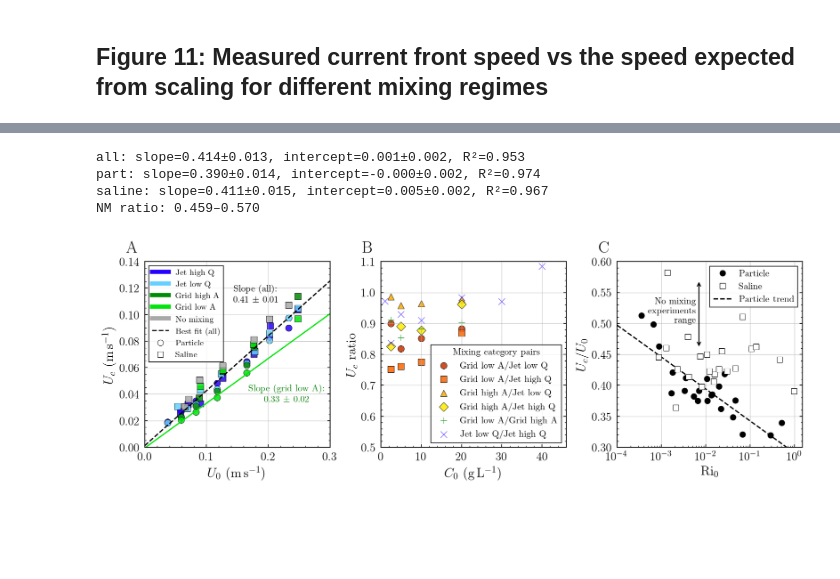
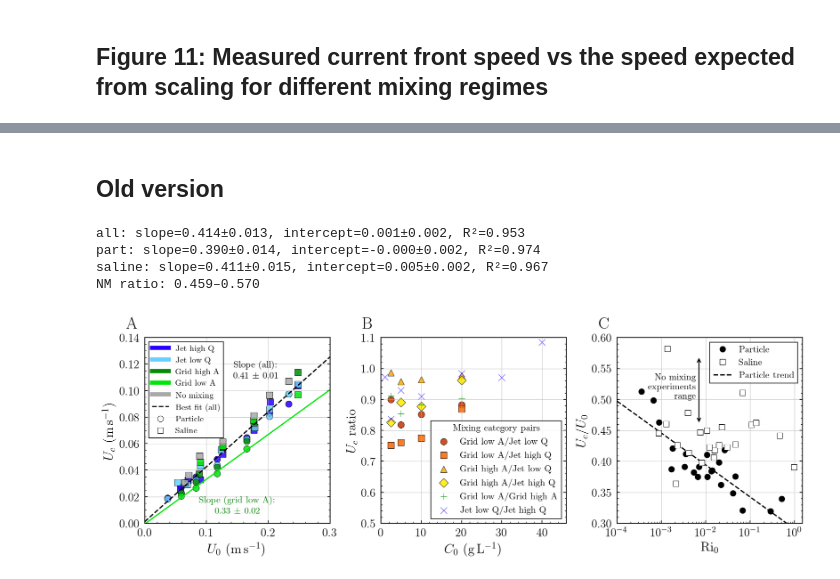
Before and after one commit to CaraBGJames/james-etal-2026-lock-release, a Jupyter notebook: figure_11.ipynb, the cells around one changed output, grey strips where cells are left out. Saved outputs shown, nothing was run; the diff lists cells and outputs as text; code cells hidden in the pictures; blank space fills up the shorter version.

```diff
--- a/figure_11.ipynb
+++ b/figure_11.ipynb
@@ -6,10 +6,11 @@ import pandas as pd
 import matplotlib.pyplot as plt
 import numpy as np
 from scipy.stats import linregress
+import matplotlib.patches as patches
 from matplotlib.lines import Line2D
 
 # Use given style and color maps
-from colors import mixing_c_map, type_marker_map
+from colors import mixing_c_map, type_marker_map, author_color, marker_style
 
 plt.style.use("james2026lock.mplstyle")
 
@@ -23,4 +24,5 @@ a_thresh = 0.06  # m/s² for example (below this velocity taken as roughly const
 
 # load experiment table
 metadata = pd.read_csv("data/metadata.csv")
+compare_data = pd.read_csv("data/compare_data_with_polystyrene.csv")
 folder = "/Users/cara/Library/CloudStorage/OneDrive-UBC/PhD/Experiments/2025/Experiment_files/datafiles"
@@ -27,9 +548,12 @@ folder = "/Users/cara/Library/CloudStorage/OneDrive-UBC/PhD/Experiments/2025/Exp
+# %% [markdown]
+## Old version
 # %%
 fig, ax = plt.subplots(1, 3, figsize=(12, 4.3))
 
 scatter_kw = dict(edgecolor="k", linewidth=0.5, s=60, alpha=0.85)
 
 # ============== Panel A ==============
+
 for mixing_type, color in mixing_c_map.items():
     for t, marker in type_marker_map.items():
         df_sub = metadata[(metadata["mixing"] == mixing_type) & (metadata["type"] == t)]
@@ -104,8 +628,43 @@ legend_elements = [
         markersize=7,
     ),
 ]
+
+# # add comparison experiments
+# seen = set()
+# for row in compare_data.itertuples():
+#     author = row.author
+#     color = author_color[author]
+#     ptype = row.particle_type
+#     marker = marker_style[ptype]
+
+#     key = (author, ptype)
+
+#     ax[0].scatter(
+#         row.u_0,
+#         row.Fr * row.u_0,
+#         color=color,
+#         marker=marker,
+#         alpha=0.5,
+#         zorder=0,
+#     )
+#     if key not in seen:
+#         legend_elements.append(
+#             Line2D(
+#                 [0],
+#                 [0],
+#                 marker=marker,
+#                 color="w",
+#                 label=f"{author} – {ptype}",
+#                 markerfacecolor=color,
+#                 markeredgecolor="k",
+#                 markeredgewidth=0.5,
+#                 markersize=7,
+#                 alpha=0.5,
+#             )
+#         )
+#         seen.add(key)
+
 ax[0].legend(handles=legend_elements, loc="upper left", fontsize=10)
-
 
 # ============== Panel B ==============
 pairs = [
@@ -227,34 +786,34 @@ for axis, label in zip(ax, ["A", "B", "C"]):
     axis.annotate(
         label,
         xy=(-0.1, 1.05),
         xycoords="axes fraction",
         fontsize=20,
         fontweight="bold",
     )
 
 ax[0].text(
-    0.23,
-    0.035,
+    0.15,
+    0.008,
     "Slope (grid low A): \n 0.33 $\pm$ 0.02",
     color="g",
     fontsize=11,
     ha="center",
 )
 ax[0].text(
     0.18,
     0.11,
     "Slope (all):\n 0.41 $\pm$ 0.01",
     color="k",
     fontsize=11,
     ha="center",
 )
 
 plt.tight_layout()
-plt.savefig("figures/figure_11.png", bbox_inches="tight", dpi=300)
+# plt.savefig("figures/figure_11.png", bbox_inches="tight", dpi=300)
 plt.show()
 # %% [output]
 all: slope=0.414±0.013, intercept=0.001±0.002, R²=0.953
 part: slope=0.390±0.014, intercept=-0.000±0.002, R²=0.974
 saline: slope=0.411±0.015, intercept=0.005±0.002, R²=0.967
 NM ratio: 0.459–0.570
-[figure, old version]
+[figure, new version]
```
Also changed, not shown: parts of 6 cells of this notebook, 11 other files.
